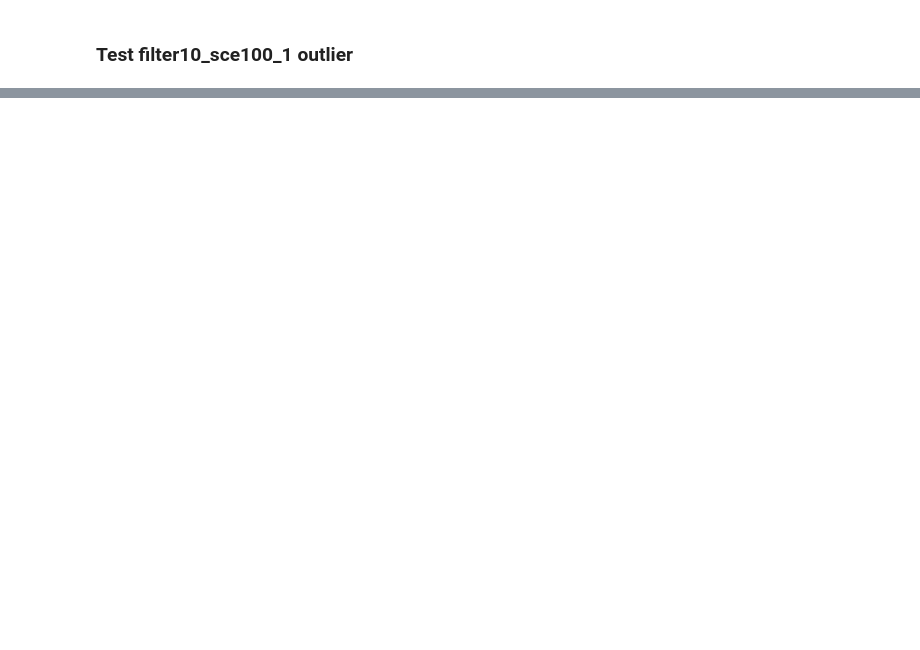
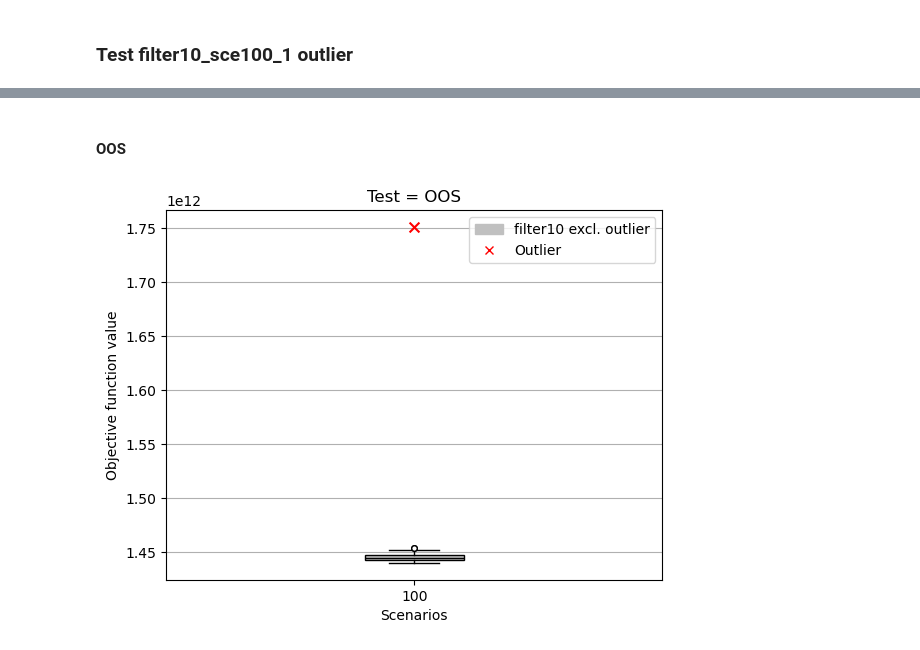
Before and after one commit to iverlg/masteroppgave, a Jupyter notebook: is_and_oos_analysis.ipynb, the cells around one changed output, grey strips where cells are left out. Drawn from its saved outputs; the diff is of its cells as text; code cells hidden in the pictures; blank space fills up the shorter version.

```diff
--- a/is_and_oos_analysis.ipynb
+++ b/is_and_oos_analysis.ipynb
@@ -434,0 +441,66 @@ plt.show()
+# %% [markdown]
+#### OOS
+# %%
+#methods = ["basic", "filter10", "moment20", "copula20", "copula-filter10"]
+methods = ["filter10"]
+num_scenarios = [100]
+
+outlier_value = []
+
+def get_objective_values(methods, num_scenarios):
+    objective_values = []
+    for method in methods:
+        obj_by_method = []
+        for ns in num_scenarios:
+            instance_values = []
+            for i in range(1, 31):
+                base_path = f"NewOOS/dataset_europe_agg_v50/{method}_sce{str(ns)}_{i}/"
+                oos_values_for_inst = []
+                for j in range(1, 11):
+                    path_to_df = base_path + f"oos_tree{j}/out_of_sample_values.csv"
+                    try:
+                        df_oos_value = pd.read_csv(path_to_df)
+                        oos_value = float(df_oos_value["Objective value"][0])
+                        oos_values_for_inst.append(oos_value)
+                    except FileNotFoundError:
+                        continue
+                if i == 1:
+                    outlier_value.append(sum(oos_values_for_inst) / len(oos_values_for_inst))
+                else:
+                    instance_values.append(sum(oos_values_for_inst) / len(oos_values_for_inst))
+            obj_by_method.append(instance_values)
+        objective_values.append(obj_by_method)
+    return objective_values
+
+all_objective_values = get_objective_values(methods, num_scenarios)
+
+# Plot the outliers
+plt.scatter([1], outlier_value, color='red', marker='x', s=50, label=f'Outlier for {period}', zorder=999)
+
+# Define properties for the median lines
+medianlineprops = dict(color='black', linewidth=1)
+
+# Define properties for the outlier marks
+flierprops = dict(marker='o', markerfacecolor='white', markersize=4)
+
+plt.boxplot(all_objective_values[0], widths=0.2, patch_artist=True, boxprops=dict(facecolor=f"silver"), medianprops=medianlineprops, flierprops=flierprops)
+
+# Add labels and title
+plt.xlabel("Scenarios")
+plt.ylabel('Objective function value')
+plt.title(f'Test = OOS')
+#plt.ylim(1.3*10**12, 4.2*10**12)
+plt.grid(axis="y")
+
+# Customize x-axis labels
+plt.xticks(range(1, len(num_scenarios) + 1), [ns for ns in num_scenarios])
+
+# Create custom legend for different groups (methods)
+legend_handles = [mpatches.Patch(color="silver", label="filter10 excl. outlier"), mlines.Line2D([], [], color='red', marker='x', linestyle="None", label='Outlier')]
+plt.legend(handles=legend_handles)
+
+# Show/save the plot
+plt.savefig(f"Boxplots/Outlier-filter10-OOS")
+plt.show()
+# %% [output]
+[figure, added]
```
Also changed, not shown: parts of 7 cells of this notebook, 47 other files.
